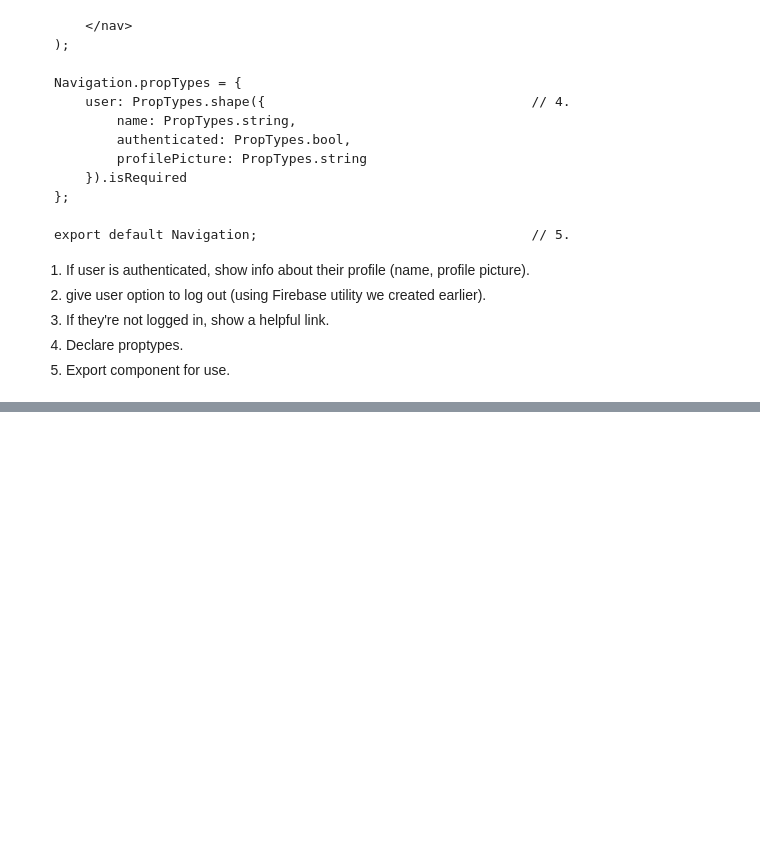
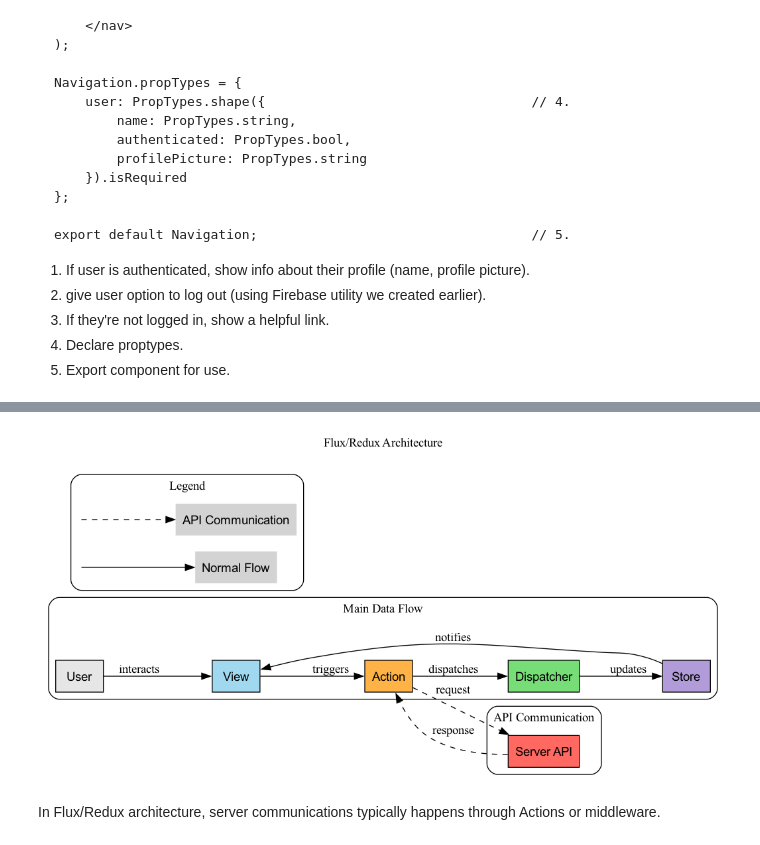
Before and after one commit to yilengyao/react-tutorial, a Jupyter notebook: React.ipynb, the cells around one changed output, grey strips where cells are left out. Cells and saved outputs as stored; diff of their text form; code cells hidden in the pictures; blank space fills up the shorter version.

```diff
--- a/React.ipynb
+++ b/React.ipynb
@@ -8355,0 +8471,62 @@ export default Navigation;                                   // 5.
+# %%
+from graphviz import Digraph
+
+# Create a new directed graph
+dot = Digraph(comment='Flux/Redux Architecture', format='png')
+dot.attr(rankdir='LR')  # Left to Right layout
+dot.attr(label='Flux/Redux Architecture\n\n')  # Main title
+dot.attr(labelloc='t')  # Place label at top
+
+# Define node styles
+dot.attr('node', shape='rect', style='filled', fontname='Arial')
+
+# Create a subgraph for the main flow
+with dot.subgraph(name='cluster_0') as main_flow:
+    main_flow.attr(label='Main Data Flow', style='rounded')
+
+    # Add nodes
+    main_flow.node('User', 'User', fillcolor='#E6E6E6')
+    main_flow.node('View', 'View', fillcolor='#A0D8EF')
+    main_flow.node('Action', 'Action', fillcolor='#FFB347')
+    main_flow.node('Dispatcher', 'Dispatcher', fillcolor='#77DD77')
+    main_flow.node('Store', 'Store', fillcolor='#B19CD9')
+
+    # Add edges for main flow
+    main_flow.edge('User', 'View', 'interacts')
+    main_flow.edge('View', 'Action', 'triggers')
+    main_flow.edge('Action', 'Dispatcher', 'dispatches')
+    main_flow.edge('Dispatcher', 'Store', 'updates')
+    main_flow.edge('Store', 'View', 'notifies', constraint='false')
+
+# Create a subgraph for API communication
+with dot.subgraph(name='cluster_1') as api_flow:
+    api_flow.attr(label='API Communication', style='rounded')
+
+    # Add API node
+    api_flow.node('API', 'Server API', fillcolor='#FF6961')
+
+    # Add edges for API communication
+    api_flow.edge('Action', 'API', 'request', style='dashed')
+    api_flow.edge('API', 'Action', 'response', style='dashed')
+
+# Add a legend
+with dot.subgraph(name='cluster_2') as legend:
+    legend.attr(label='Legend', style='rounded')
+    legend.node('normal_flow', 'Normal Flow', shape='plaintext')
+    legend.node('api_flow', 'API Communication', shape='plaintext')
+
+    # Add invisible nodes for layout
+    legend.node('dummy1', '', shape='point', style='invis')
+    legend.node('dummy2', '', shape='point', style='invis')
+
+    # Add legend edges
+    legend.edge('dummy1', 'normal_flow', '', arrowhead='normal')
+    legend.edge('dummy2', 'api_flow', '', style='dashed', arrowhead='normal')
+
+# Print the dot source code
+dot.render('flux_redux_architecture_server', view=False)
+Image("./flux_redux_architecture_server.png")
+# %% [output]
+[figure, added]
+# %% [markdown]
+In Flux/Redux architecture, server communications typically happens through Actions or middleware.
```
Also changed, not shown: parts of 6 cells of this notebook, 10 other files.
